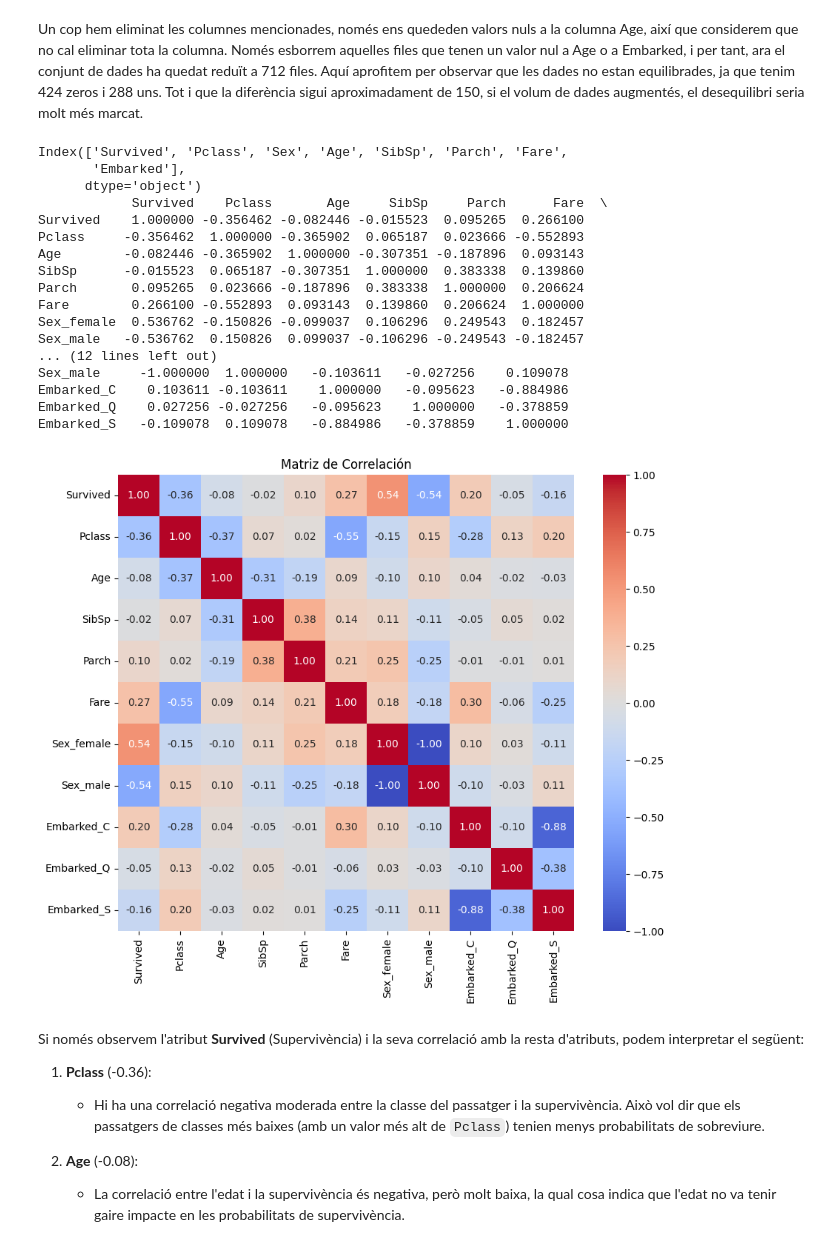
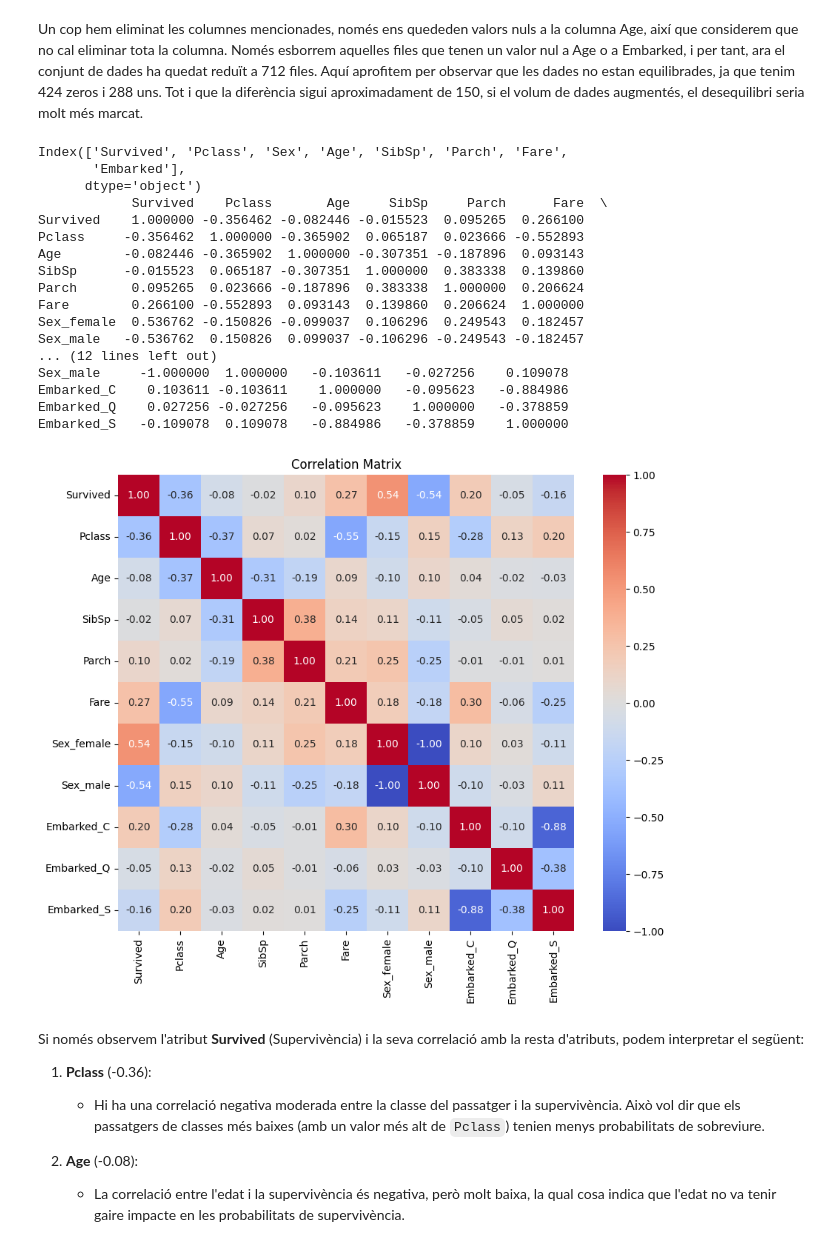
Before and after one commit to Frostyniano/ApC_Pr-ctiques, a Jupyter notebook: APC_Practica_1_2024.ipynb, the cells around one changed output. Drawn from its saved outputs; the diff is of its cells as text; code cells hidden in the pictures.

```diff
--- a/APC_Practica_1_2024.ipynb
+++ b/APC_Practica_1_2024.ipynb
@@ -251,39 +251,39 @@ Un cop hem eliminat les columnes mencionades, només ens quededen valors nuls a
 # %%
 print(db_corr1.columns)
 
-# Codificación one-hot para los atributos 'Sex' y 'Embarked', sin eliminar la primera categoría
+# One-hot encoding for the attributes 'Sex' and 'Embarked', without dropping the first category
 db_corr_encoded = pd.get_dummies(db_corr, columns=['Sex', 'Embarked'], drop_first=False)
 db_corr_encoded1 = pd.get_dummies(db_corr1, columns=['Sex', 'Embarked'], drop_first=False)
 
-# Ahora, podemos calcular la matriz de correlación
+# Now, we can calculate the correlation matrix
 correlation_matrix = db_corr_encoded1.corr()
 
-# Mostrar la matriz de correlación
+# Display the correlation matrix
 print(correlation_matrix)
 
 plt.figure(figsize=(10, 8))
 sns.heatmap(correlation_matrix, annot=True, fmt=".2f", cmap='coolwarm', square=True)
-plt.title('Matriz de Correlación')
+plt.title('Correlation Matrix')
 plt.show()
 # %% [output]
 Index(['Survived', 'Pclass', 'Sex', 'Age', 'SibSp', 'Parch', 'Fare',
        'Embarked'],
       dtype='object')
             Survived    Pclass       Age     SibSp     Parch      Fare  \
 Survived    1.000000 -0.356462 -0.082446 -0.015523  0.095265  0.266100
 Pclass     -0.356462  1.000000 -0.365902  0.065187  0.023666 -0.552893
 Age        -0.082446 -0.365902  1.000000 -0.307351 -0.187896  0.093143
 SibSp      -0.015523  0.065187 -0.307351  1.000000  0.383338  0.139860
 Parch       0.095265  0.023666 -0.187896  0.383338  1.000000  0.206624
 Fare        0.266100 -0.552893  0.093143  0.139860  0.206624  1.000000
 Sex_female  0.536762 -0.150826 -0.099037  0.106296  0.249543  0.182457
 Sex_male   -0.536762  0.150826  0.099037 -0.106296 -0.249543 -0.182457
 ... (12 lines left out)
 Sex_male     -1.000000  1.000000   -0.103611   -0.027256    0.109078
 Embarked_C    0.103611 -0.103611    1.000000   -0.095623   -0.884986
 Embarked_Q    0.027256 -0.027256   -0.095623    1.000000   -0.378859
 Embarked_S   -0.109078  0.109078   -0.884986   -0.378859    1.000000
-[figure, old version]
+[figure, new version]
 # %% [markdown]
 Si només observem l'atribut **Survived** (Supervivència) i la seva correlació amb la resta d'atributs, podem interpretar el següent:
 
```
Also changed, not shown: parts of 16 cells of this notebook.
